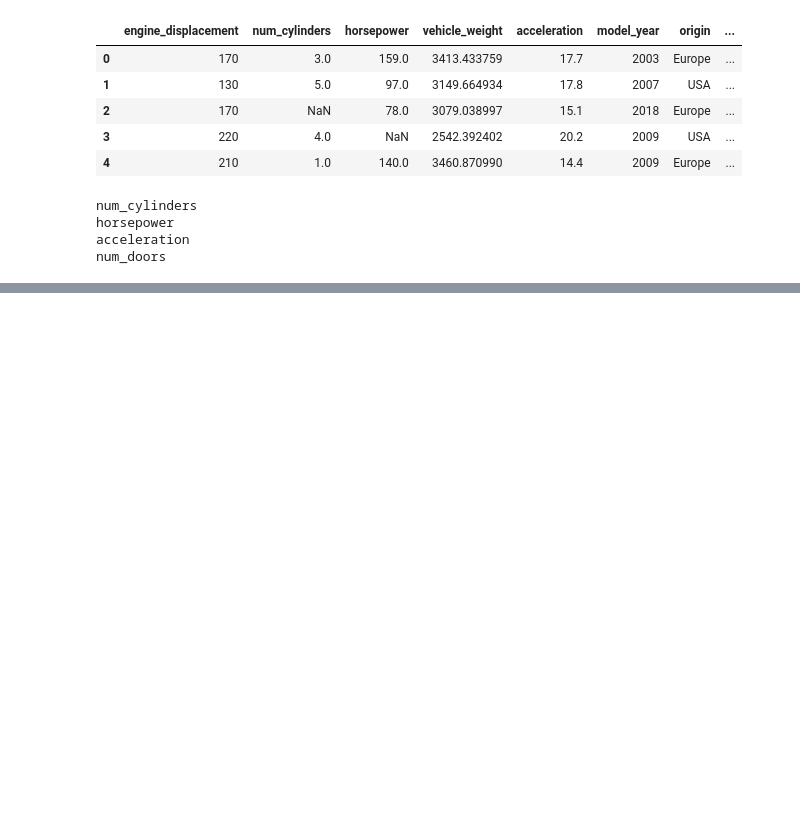
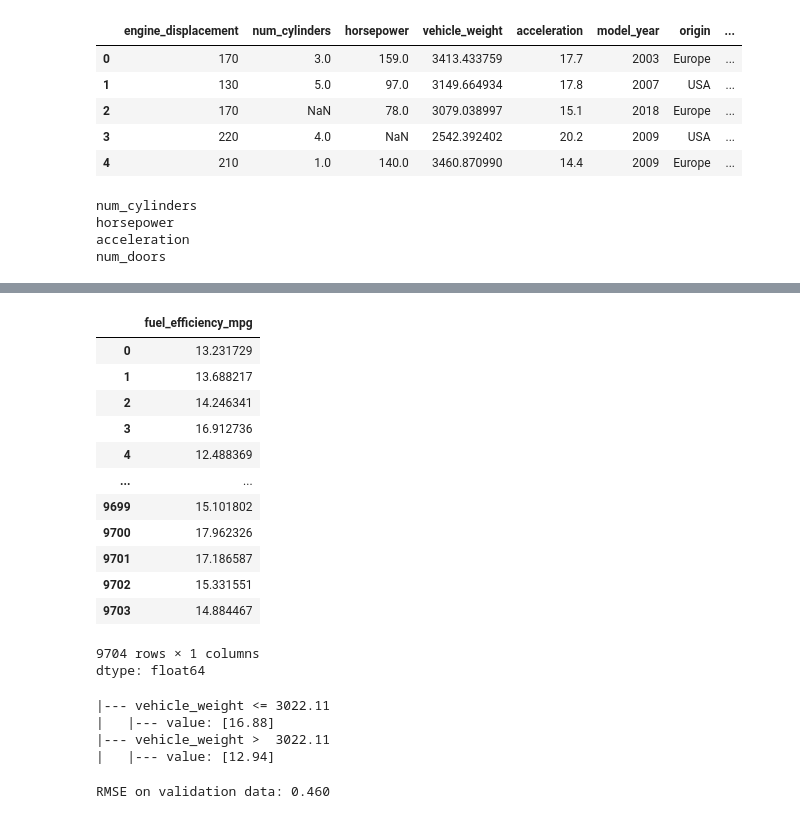
Before and after one commit to Gon-Frecces/ML-zoomcamp, a Jupyter notebook: fuel_efficiency_regression.ipynb, the cells around one changed output, grey strips where cells are left out. Saved outputs shown, nothing was run; the diff lists cells and outputs as text; code cells hidden in the pictures; blank space fills up the shorter version.

```diff
--- a/fuel_efficiency_regression.ipynb
+++ b/fuel_efficiency_regression.ipynb
@@ -47,6 +62,27 @@ df_train, df_val = train_test_split(df_full_train, test_size=0.25, random_state=
 # %%
 X = df.drop(columns=['fuel_efficiency_mpg'])
 y = df['fuel_efficiency_mpg']
+
+X['num_cylinders'].fillna(0)
+X['horsepower'].fillna(0)
+X['acceleration'].fillna(0)
+X['num_doors'].fillna(0)
+y.fillna(0)
+# %% [output]
+|  | fuel_efficiency_mpg |
+| 0 | 13.231729 |
+| 1 | 13.688217 |
+| 2 | 14.246341 |
+| 3 | 16.912736 |
+| 4 | 12.488369 |
+| ... | ... |
+| 9699 | 15.101802 |
+| 9700 | 17.962326 |
+| 9701 | 17.186587 |
+| 9702 | 15.331551 |
+| 9703 | 14.884467 |
+9704 rows × 1 columns
+dtype: float64
 # %%
 X_full_train, X_test, y_full_train, y_test = train_test_split(X, y, test_size=0.2, random_state=1)
 X_train, X_val, y_train, y_val = train_test_split(X_full_train, y_full_train, test_size=0.25, random_state=1)
@@ -67,0 +108,26 @@ from sklearn.metrics
+# %%
+dt = DecisionTreeRegressor(max_depth=1, random_state=1)
+dt.fit(X_train, y_train)
+
+tree_rules = export_text(dt, feature_names=dv.get_feature_names_out())
+print(tree_rules)
+# %% [output]
+|--- vehicle_weight <= 3022.11
+|   |--- value: [16.88]
+|--- vehicle_weight >  3022.11
+|   |--- value: [12.94]
+# %%
+from sklearn.ensemble import RandomForestRegressor
+from sklearn.metrics import mean_squared_error
+import numpy as np
+
+
+rf = RandomForestRegressor(n_estimators=10, random_state=1, n_jobs=-1)
+rf.fit(X_train, y_train)
+
+y_pred = rf.predict(X_val)
+rmse = np.sqrt(mean_squared_error(y_val, y_pred))
+
+print(f"RMSE on validation data: {rmse:.3f}")
+# %% [output]
+RMSE on validation data: 0.460
```
Also changed, not shown: parts of 11 cells of this notebook.
